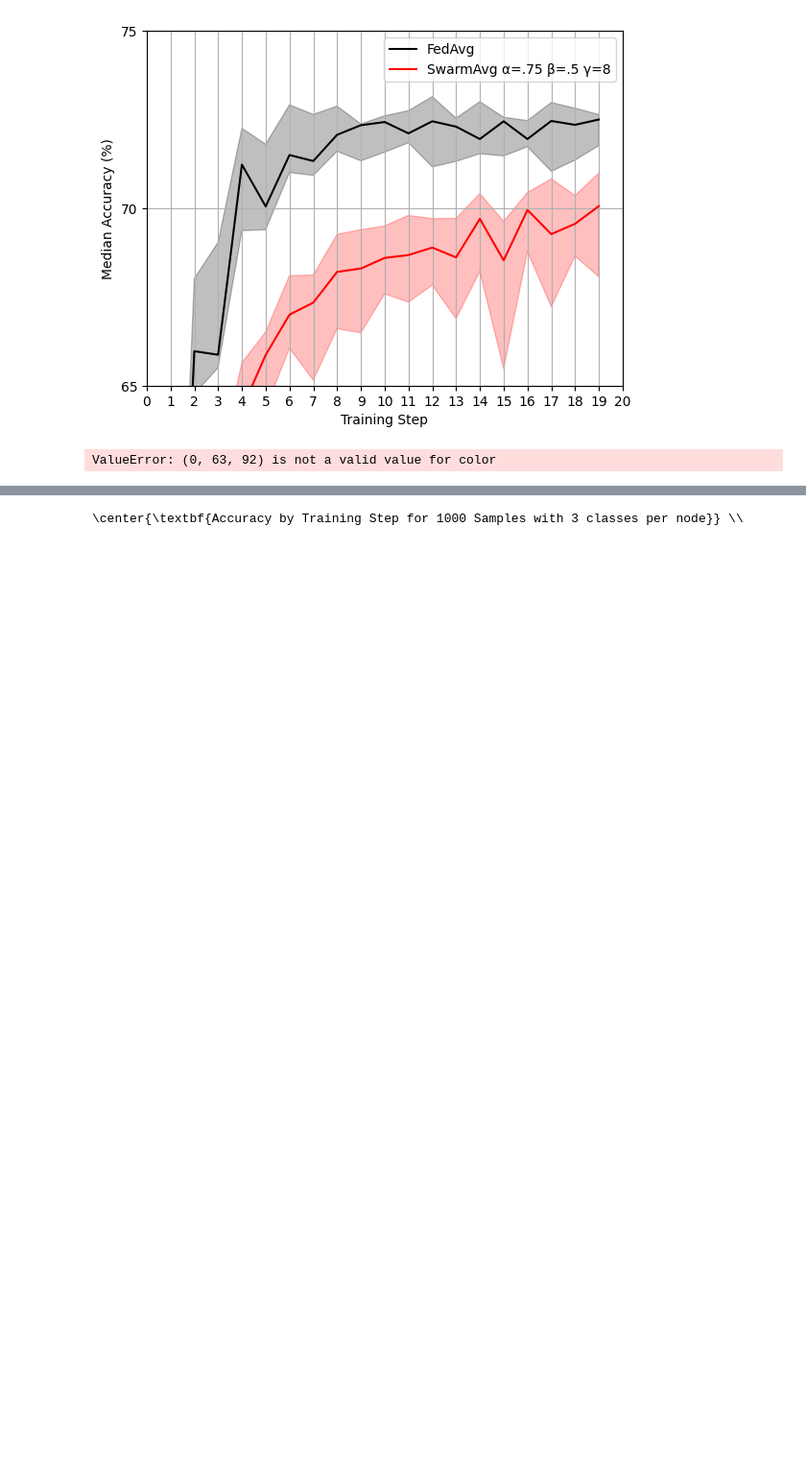
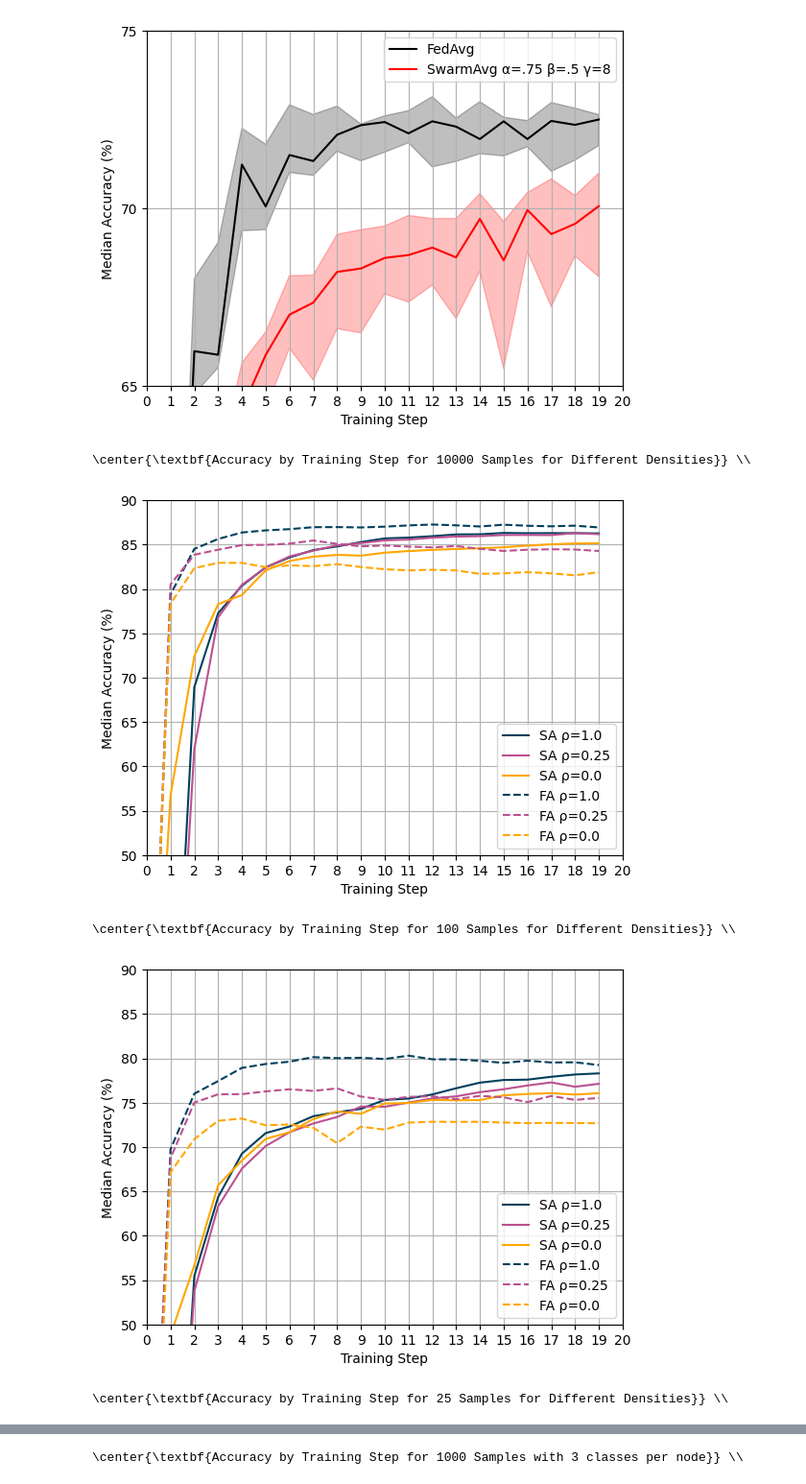
Before and after one commit to JoshPattman/thirdyear-proj, a Jupyter notebook: comp3200-cw/v3/visualise.ipynb, the cells around one changed output, grey strips where cells are left out. Shown at 96% size. Drawn from its saved outputs; the diff is of its cells as text; code cells hidden in the pictures; blank space fills up the shorter version.

```diff
--- a/comp3200-cw/v3/visualise.ipynb
+++ b/comp3200-cw/v3/visualise.ipynb
@@ -133,12 +133,16 @@ cols2 = cols#colors((0,1,1), (1,0,0),5)
 # %%
 # aeg_sparse_1000
 for (numsamples,add) in [(10000,0), (100,1), (25,2)]:
     for zoom in [(50,90)]:#[None, (50,90)]:
         for x in [(3, 1.0, cols[0], 8),(12, 0.25, cols[1], 3),(15, 0.0, cols[2], 1)]:
             average_plot(find_data(db, condition=lambda ex: ex["exmajor"] == x[0]+add), label="SA ρ=%s"%(x[1]), color=x[2], plot_std=False)
         for x in [(36, 1.0, cols2[0], 8),(45, 0.25, cols2[1], 3),(48, 0.0, cols2[2], 1)]:
-            average_plot(find_data(db, condition=lambda ex: ex["exmajor"] == x[0]+add), label="FA ρ=%s"%(x[1]), color=x[2], plot_std=True, dashed=True)
+            average_plot(find_data(db, condition=lambda ex: ex["exmajor"] == x[0]+add), label="FA ρ=%s"%(x[1]), color=x[2], plot_std=False, dashed=True)
         setup_accuracy_graph("Accuracy by Training Step for %s Samples for Different Densities"%numsamples, zoom=zoom)
         plt.show()
 # %% [output]
-ValueError: (0, 63, 92) is not a valid value for color
+\center{\textbf{Accuracy by Training Step for 10000 Samples for Different Densities}} \\
+[figure, added]
+\center{\textbf{Accuracy by Training Step for 100 Samples for Different Densities}} \\
+[figure, added]
+\center{\textbf{Accuracy by Training Step for 25 Samples for Different Densities}} \\
```
Also changed, not shown: parts of 1 cell of this notebook.
